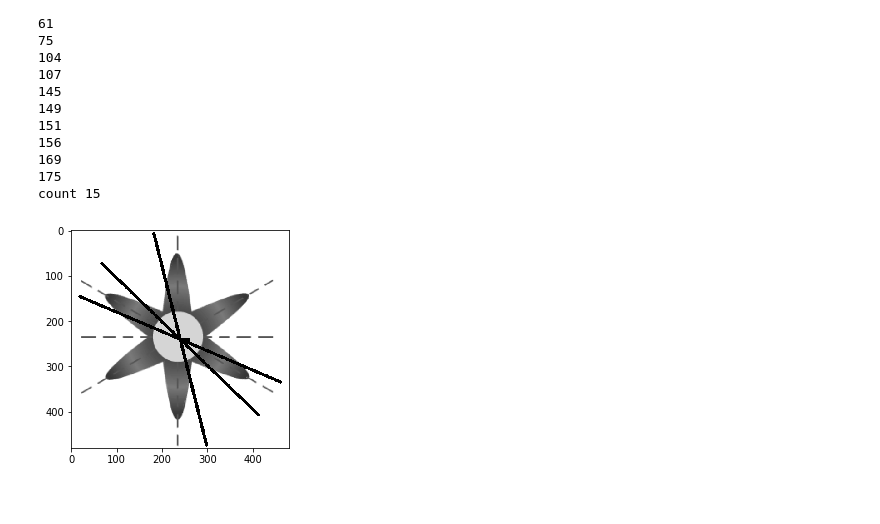
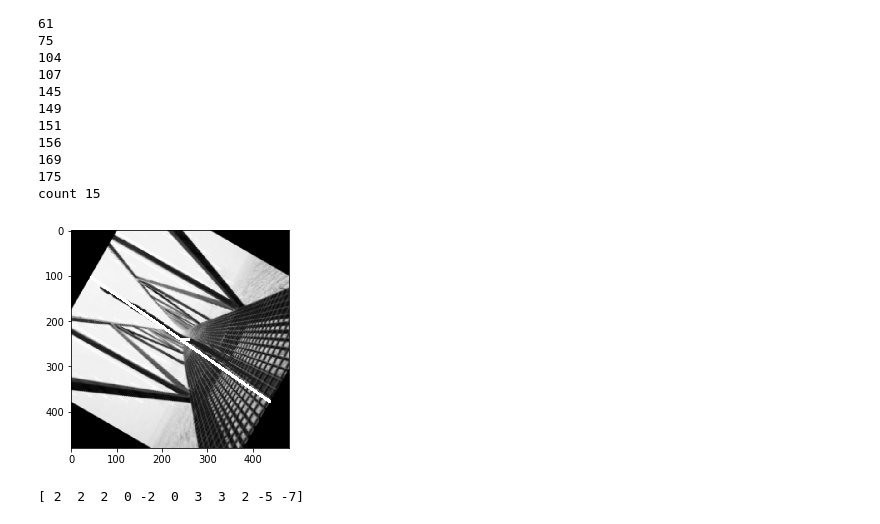
Before and after one commit to SachinG007/Sym_radon, a Jupyter notebook: jupyter_notebooks/Sym_Radon.ipynb, the cells around one changed output. Drawn from its saved outputs; the diff is of its cells as text; code cells hidden in the pictures.

```diff
--- a/jupyter_notebooks/Sym_Radon.ipynb
+++ b/jupyter_notebooks/Sym_Radon.ipynb
@@ -11,9 +11,9 @@ import matplotlib.pyplot as plt
 import sewar
 %matplotlib inline
 # %%
-img = cv2.imread("../images/bus.png",0)
+img = cv2.imread("../images/ball.png",0)
 
-# img = scipy.ndimage.rotate(img, 30)
+# img = scipy.ndimage.rotate(img, -55)
 imgo = np.copy(img)
 img = cv2.resize(img,(480,480))
 # img = np.ones((480,480), dtype='uint8')*255
@@ -52,5 +52,6 @@ print(imsize)
 # %%
-b = sinogram1[:,30]
+b = sinogram1[:,0]
+b[185] = 100000
 print(b.shape)
 print(b)
 print(np.mean(b))
@@ -85,0 +82,27 @@ print(min_idxb)
+# %%
+# conv_sz = [101,151,201,251,301]
+# iters = (np.shape(conv_sz))[0]
+# ans = np.zeros(np.shape(b))
+# for i in range(1):
+#     lim = conv_sz[i]
+#     lim_by_2 = int(lim/2)
+#     ans = np.zeros(lim)
+#     for j in range(3):
+#         print(j)
+#         vec = np.zeros((lim,1))
+#         vec[j] = 1
+#         vec[conv_sz[i]-1-j] = -1
+#         print(np.shape(vec))
+#         print(np.shape(b))
+#         ans = np.add(ans,np.convolve(vec,b,mode='same'))
+conv_sz = [101,151,201,251,301]
+ans = np.zeros(480)
+for i in range(5):
+    for j in range(int(conv_sz[i]/2)):
+        vec = np.zeros(conv_sz[i])
+        vec[j] = 1
+        vec[conv_sz[i] - 1 -j] = -1
+        ans = np.add(ans, abs(np.convolve(vec,b,mode='same')))
+    print(ans)
+    print(np.shape(ans))
+    print(np.argmin(ans))
@@ -138,14 +179,21 @@ count 15
 # %%
 # img = cv2.imread("../images/ball90.png",0)
 img = np.copy(imgo)
 img = cv2.resize(img,(480,480))
 for i in range(count):
-    c0 = np.rint(240*np.cos(((180-d[i])/180)*3.14)).astype(int)
-    s0 = np.rint(240*np.sin(((180-d[i])/180)*3.14)).astype(int)
+    c0 = np.rint(240*np.cos(((180-55)/180)*3.14)).astype(int)
+    s0 = np.rint(240*np.sin(((180-55)/180)*3.14)).astype(int)
 #     print(s0)
 #     print(c0)
-    img = cv2.line(img,(240 + s0,240 - c0),(240 - s0,240 + c0),(0,0,0),5)
-    img = cv2.line(img,(240,240),(260,240),(0,0,0),5)
+    img = cv2.line(img,(240 + s0,240 - c0),(240 - s0,240 + c0),(255,255,255),5)
+    img = cv2.line(img,(240,240),(260,240),(255,255,255),5)
     plt.imshow(img, cmap='gray')
 # %% [output]
-[figure, old version]
+[figure, new version]
+# %%
+a = [1, 2, 3, 4,3,2,3,5,6,7,1 ]
+b = [1 ,0 ,-1]
+c = np.convolve(a,b,mode='same')
+print(c)
+# %% [output]
+[ 2  2  2  0 -2  0  3  3  2 -5 -7]
```
Also changed, not shown: parts of 5 cells of this notebook.
